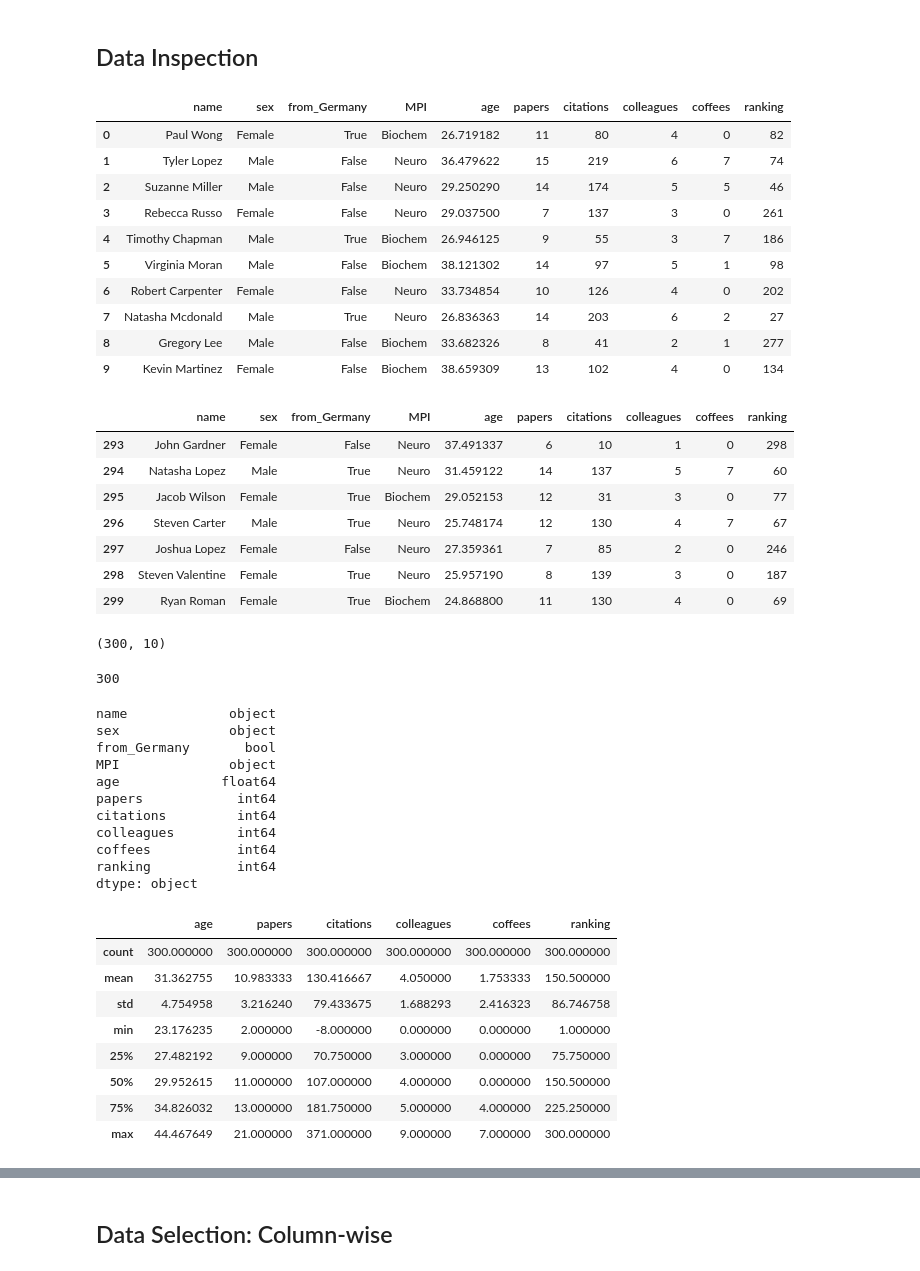
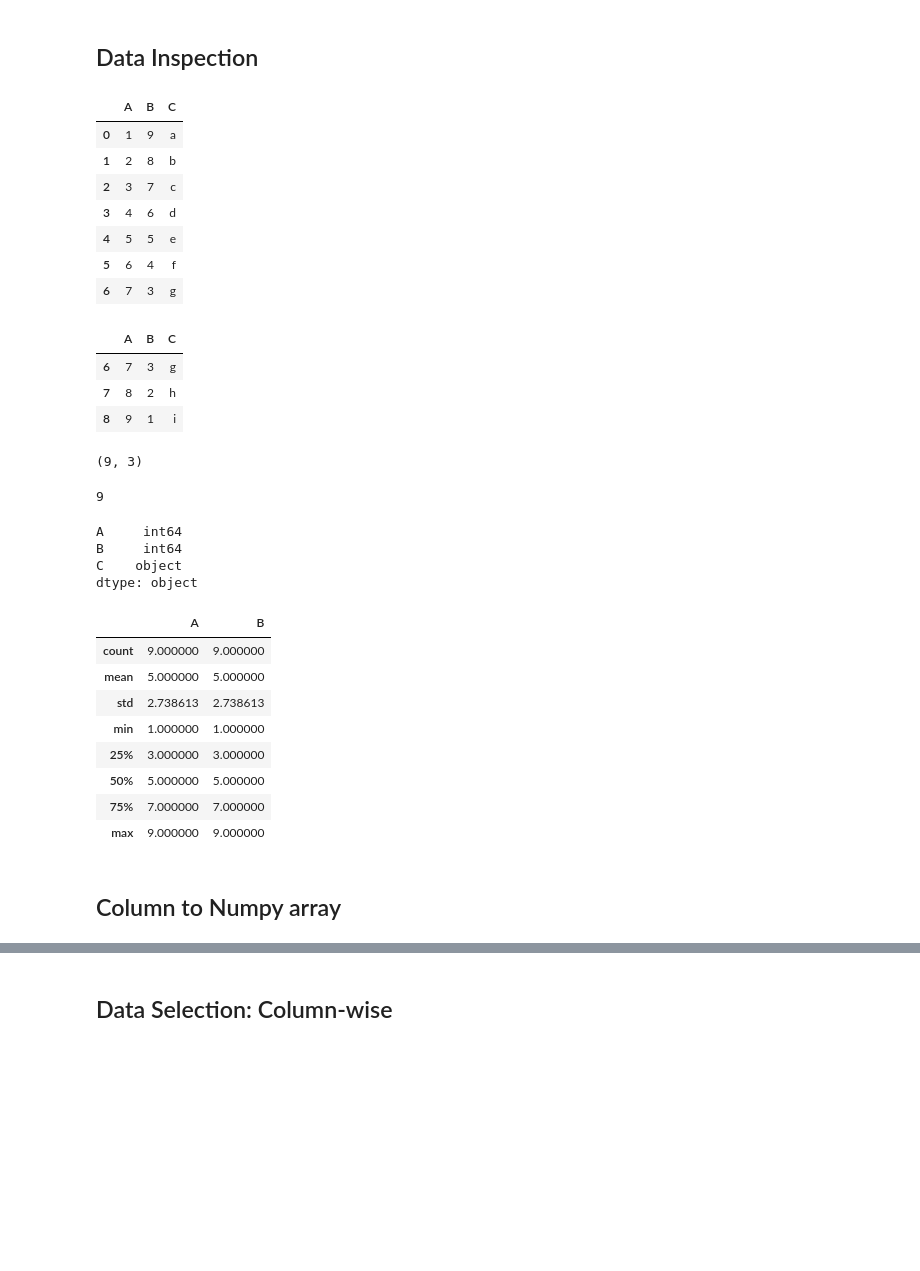
Before and after one commit to mohammadbashiri/MPI-python-workshop-march2019, a Jupyter notebook: Day3/Day3_session1_pandas.ipynb, the cells around one changed output, grey strips where cells are left out. Drawn from its saved outputs; the diff is of its cells as text; code cells hidden in the pictures; blank space fills up the shorter version.

```diff
--- a/Day3/Day3_session1_pandas.ipynb
+++ b/Day3/Day3_session1_pandas.ipynb
@@ -228,6 +230,7 @@ pd.read_excel("excel_sample.xlsx")
 # %% [markdown]
 ## Writing Data to Files
 # %%
-new_df = pd.DataFrame({'A': [1, 2, 3, 4],
-                       'B': [5, 6, 7, 8]})
+df = pd.DataFrame({'A': [1, 2, 3, 4, 5, 6, 7, 8, 9],
+                   'B': [9, 8, 7, 6, 5, 4, 3, 2, 1],
+                   'C': ['a', 'b', 'c', 'd', 'e', 'f', 'g', 'h', 'i']})
 # %%
@@ -251,64 +243,50 @@ We have already seen `.index` as well as `.column`. However, Pandas provides som
 ---
 # %% [markdown]
 ## Data Inspection
-# %%
-df = pd.read_csv("MPI-info.csv")
 # %%
-df.head(10)
+df.head(7)
 # %% [output]
-|  | name | sex | from_Germany | MPI | age | papers | citations | colleagues | coffees | ranking |
-| 0 | Paul Wong | Female | True | Biochem | 26.719182 | 11 | 80 | 4 | 0 | 82 |
-| 1 | Tyler Lopez | Male | False | Neuro | 36.479622 | 15 | 219 | 6 | 7 | 74 |
-| 2 | Suzanne Miller | Male | False | Neuro | 29.250290 | 14 | 174 | 5 | 5 | 46 |
-| 3 | Rebecca Russo | Female | False | Neuro | 29.037500 | 7 | 137 | 3 | 0 | 261 |
-| 4 | Timothy Chapman | Male | True | Biochem | 26.946125 | 9 | 55 | 3 | 7 | 186 |
-| 5 | Virginia Moran | Male | False | Biochem | 38.121302 | 14 | 97 | 5 | 1 | 98 |
-| 6 | Robert Carpenter | Female | False | Neuro | 33.734854 | 10 | 126 | 4 | 0 | 202 |
-| 7 | Natasha Mcdonald | Male | True | Neuro | 26.836363 | 14 | 203 | 6 | 2 | 27 |
-| 8 | Gregory Lee | Male | False | Biochem | 33.682326 | 8 | 41 | 2 | 1 | 277 |
-| 9 | Kevin Martinez | Female | False | Biochem | 38.659309 | 13 | 102 | 4 | 0 | 134 |
+|  | A | B | C |
+| 0 | 1 | 9 | a |
+| 1 | 2 | 8 | b |
+| 2 | 3 | 7 | c |
+| 3 | 4 | 6 | d |
+| 4 | 5 | 5 | e |
+| 5 | 6 | 4 | f |
+| 6 | 7 | 3 | g |
 # %%
-df.tail(7)
+df.tail(3)
 # %% [output]
-|  | name | sex | from_Germany | MPI | age | papers | citations | colleagues | coffees | ranking |
-| 293 | John Gardner | Female | False | Neuro | 37.491337 | 6 | 10 | 1 | 0 | 298 |
-| 294 | Natasha Lopez | Male | True | Neuro | 31.459122 | 14 | 137 | 5 | 7 | 60 |
-| 295 | Jacob Wilson | Female | True | Biochem | 29.052153 | 12 | 31 | 3 | 0 | 77 |
-| 296 | Steven Carter | Male | True | Neuro | 25.748174 | 12 | 130 | 4 | 7 | 67 |
-| 297 | Joshua Lopez | Female | False | Neuro | 27.359361 | 7 | 85 | 2 | 0 | 246 |
-| 298 | Steven Valentine | Female | True | Neuro | 25.957190 | 8 | 139 | 3 | 0 | 187 |
-| 299 | Ryan Roman | Female | True | Biochem | 24.868800 | 11 | 130 | 4 | 0 | 69 |
+|  | A | B | C |
+| 6 | 7 | 3 | g |
+| 7 | 8 | 2 | h |
+| 8 | 9 | 1 | i |
 # %%
 df.shape
 # %% [output]
-(300, 10)
+(9, 3)
 # %%
 len(df)
 # %% [output]
-300
+9
 # %%
 df.dtypes
 # %% [output]
-name             object
-sex              object
-from_Germany       bool
-MPI              object
-age             float64
-papers            int64
-citations         int64
-colleagues        int64
-coffees           int64
-ranking           int64
+A     int64
+B     int64
+C    object
 dtype: object
 # %%
 df.describe()
 # %% [output]
-|  | age | papers | citations | colleagues | coffees | ranking |
-| count | 300.000000 | 300.000000 | 300.000000 | 300.000000 | 300.000000 | 300.000000 |
-| mean | 31.362755 | 10.983333 | 130.416667 | 4.050000 | 1.753333 | 150.500000 |
-| std | 4.754958 | 3.216240 | 79.433675 | 1.688293 | 2.416323 | 86.746758 |
-| min | 23.176235 | 2.000000 | -8.000000 | 0.000000 | 0.000000 | 1.000000 |
-| 25% | 27.482192 | 9.000000 | 70.750000 | 3.000000 | 0.000000 | 75.750000 |
-| 50% | 29.952615 | 11.000000 | 107.000000 | 4.000000 | 0.000000 | 150.500000 |
-| 75% | 34.826032 | 13.000000 | 181.750000 | 5.000000 | 4.000000 | 225.250000 |
-| max | 44.467649 | 21.000000 | 371.000000 | 9.000000 | 7.000000 | 300.000000 |
+|  | A | B |
+| count | 9.000000 | 9.000000 |
+| mean | 5.000000 | 5.000000 |
+| std | 2.738613 | 2.738613 |
+| min | 1.000000 | 1.000000 |
+| 25% | 3.000000 | 3.000000 |
+| 50% | 5.000000 | 5.000000 |
+| 75% | 7.000000 | 7.000000 |
+| max | 9.000000 | 9.000000 |
+# %% [markdown]
+## Column to Numpy array
```
Also changed, not shown: parts of 17 cells of this notebook, 3 other files.
